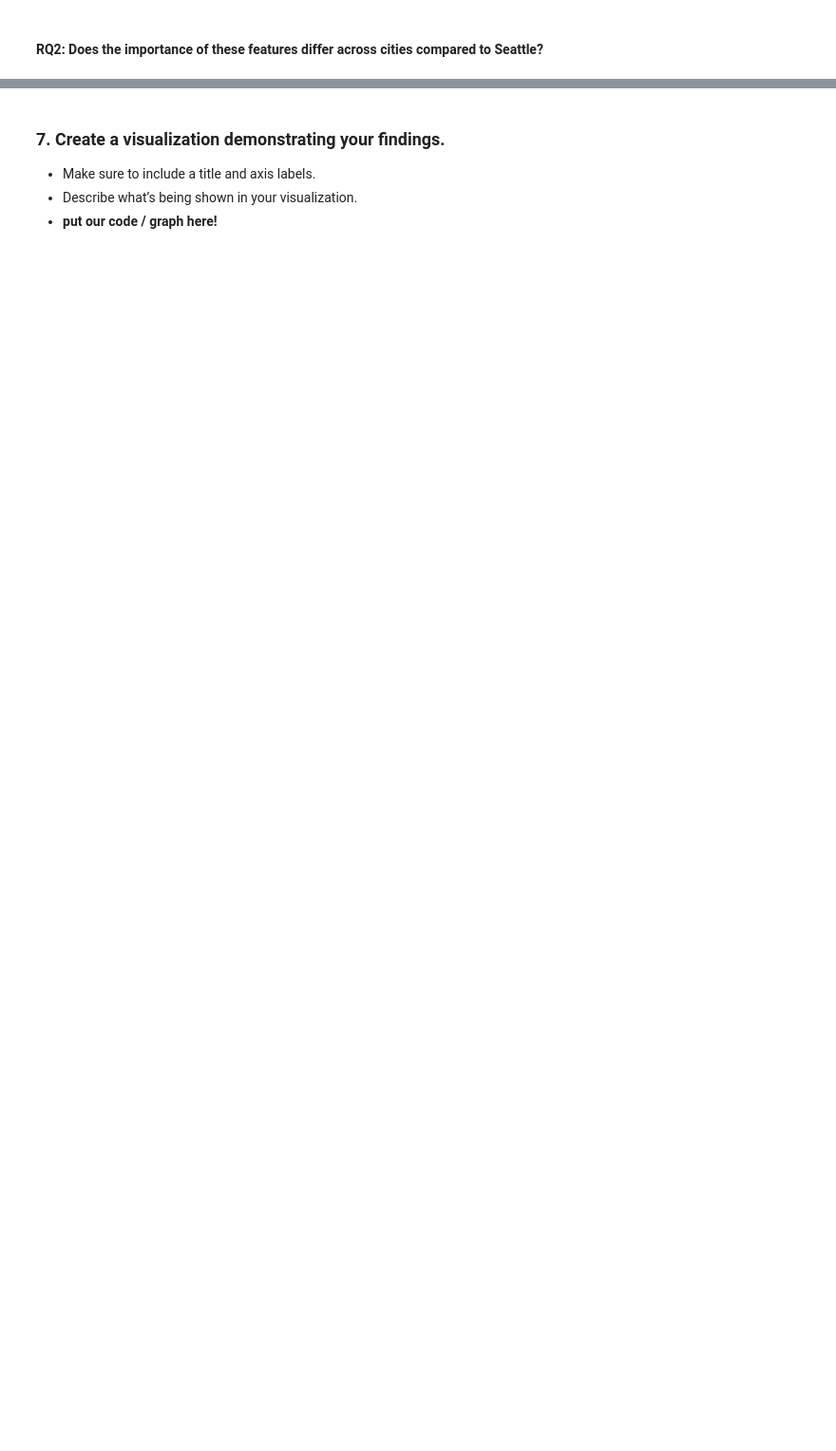
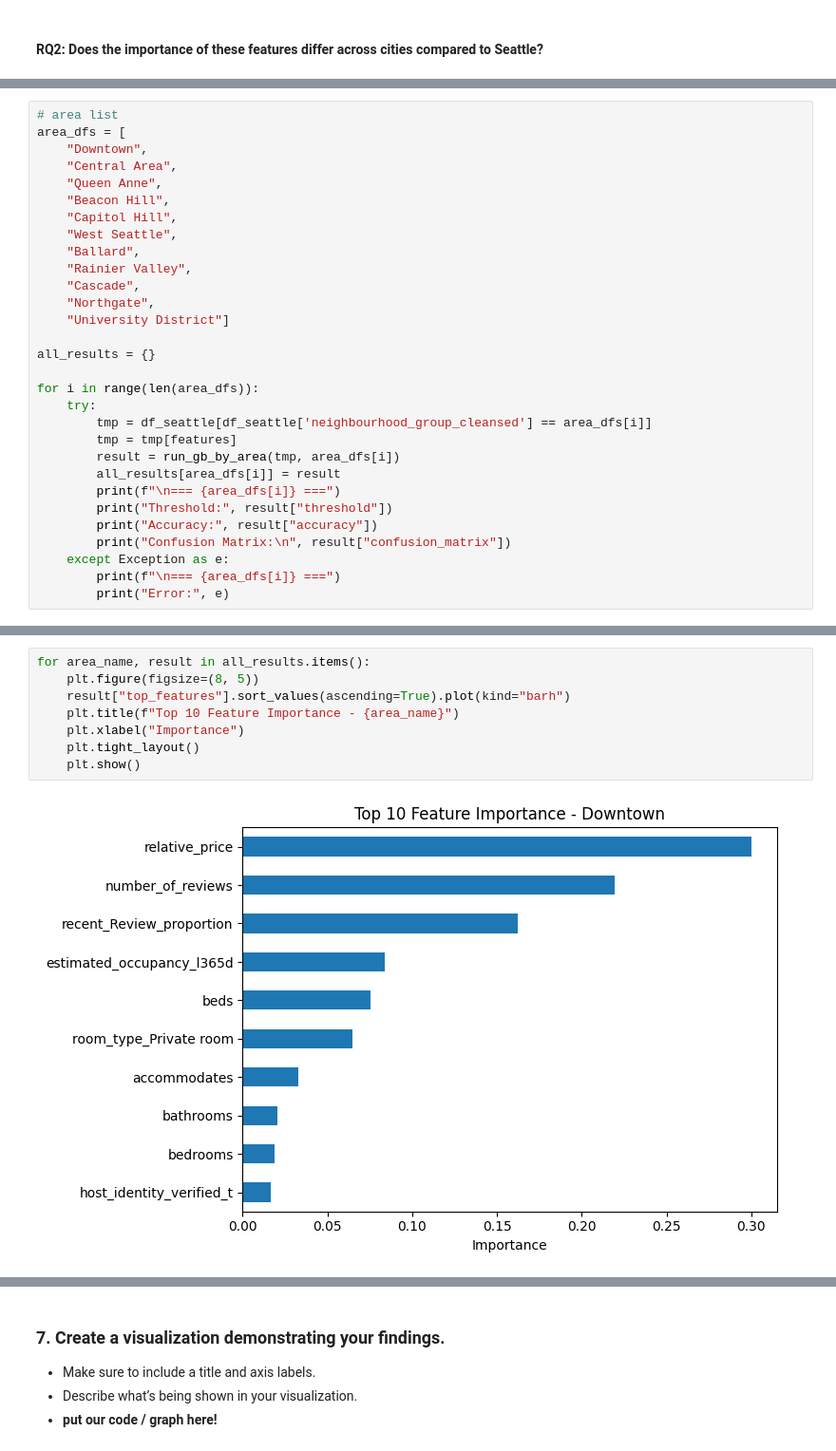
Before and after one commit to peilala/imt574_ml_final_project, a Jupyter notebook: IMT574_final_report.ipynb, the cells around one changed output, grey strips where cells are left out. Shown at 95% size. Drawn from its saved outputs; the diff is of its cells as text; blank space fills up the shorter version.

```diff
--- a/IMT574_final_report.ipynb
+++ b/IMT574_final_report.ipynb
@@ -28,0 +438,30 @@
+# %%
+# area list
+area_dfs = [
+    "Downtown",
+    "Central Area",
+    "Queen Anne",
+    "Beacon Hill",
+    "Capitol Hill",
+    "West Seattle",
+    "Ballard",
+    "Rainier Valley",
+    "Cascade",
+    "Northgate",
+    "University District"]
+
+all_results = {}
+
+for i in range(len(area_dfs)):
+    try:
+        tmp = df_seattle[df_seattle['neighbourhood_group_cleansed'] == area_dfs[i]]
+        tmp = tmp[features]
+        result = run_gb_by_area(tmp, area_dfs[i])
+        all_results[area_dfs[i]] = result
+        print(f"\n=== {area_dfs[i]} ===")
+        print("Threshold:", result["threshold"])
+        print("Accuracy:", result["accuracy"])
+        print("Confusion Matrix:\n", result["confusion_matrix"])
+    except Exception as e:
+        print(f"\n=== {area_dfs[i]} ===")
+        print("Error:", e)
@@ -28,0 +486,10 @@
+# %%
+for area_name, result in all_results.items():
+    plt.figure(figsize=(8, 5))
+    result["top_features"].sort_values(ascending=True).plot(kind="barh")
+    plt.title(f"Top 10 Feature Importance - {area_name}")
+    plt.xlabel("Importance")
+    plt.tight_layout()
+    plt.show()
+# %% [output]
+[figure, added]
```
Also changed, not shown: parts of 63 cells of this notebook.
